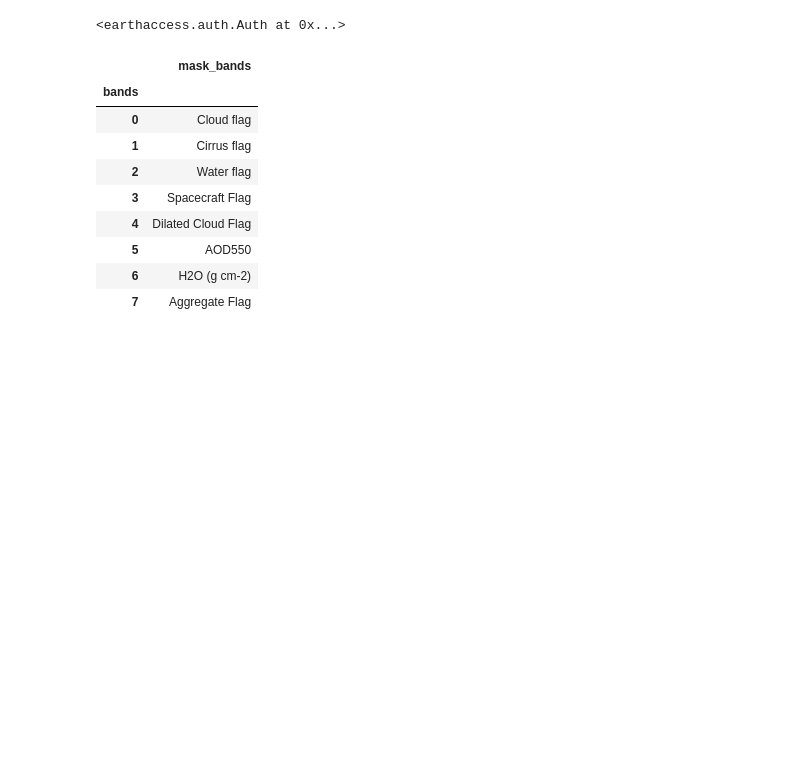
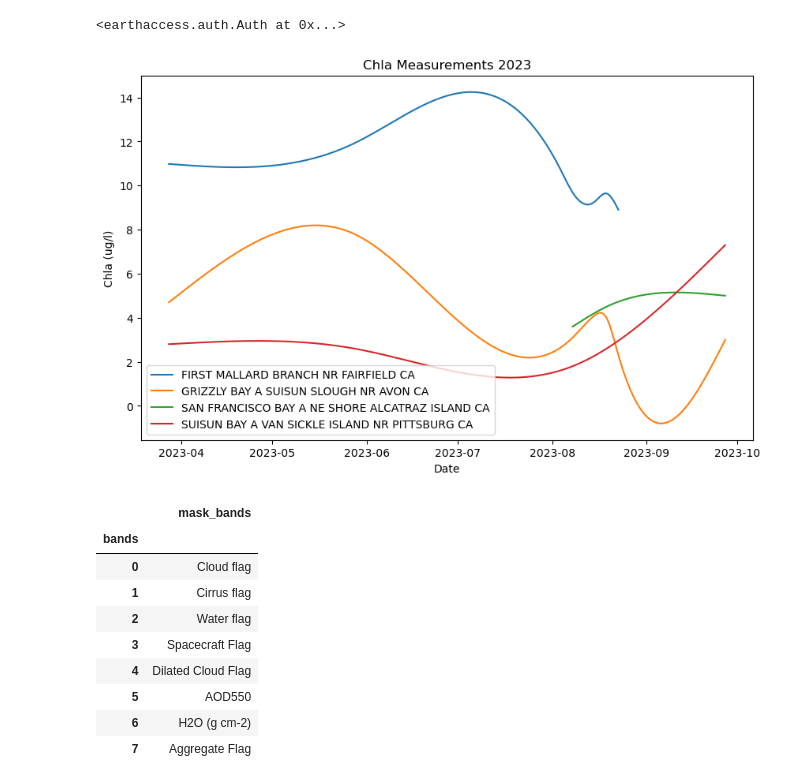
Before and after one commit to carlwgoodwin/usgs-retrieval, a Jupyter notebook: spectra_analysis.ipynb, the cells around one changed output. Cells and saved outputs as stored; diff of their text form; code cells hidden in the pictures; blank space fills up the shorter version.

```diff
--- a/spectra_analysis.ipynb
+++ b/spectra_analysis.ipynb
@@ -20 +52,38 @@ earthaccess.login(persist=True)
+# %%
+
+df['result_time'] = pd.to_datetime(df['result_time'], utc=True)
+
+# Group by station name and result time, and take the average if multiple results exist for the same timestamp
+df_grouped = df.groupby(['station_nm', 'result_time'], as_index=False).agg({'result': 'mean'})
+
+# Create a line plot for each station
+plt.figure(figsize=(10,6))
+for station in df_grouped['station_nm'].unique():
+    station_data = df_grouped[df_grouped['station_nm'] == station]
+
+    # Sort values to avoid errors in interpolation
+    station_data = station_data.sort_values(by='result_time')
+
+    # Create more data points using interpolation
+    x_new = np.linspace(station_data['result_time'].min().value, station_data['result_time'].max().value, 500)
+
+    # Interpolating the 'result' values using a cubic spline interpolation (handle time values in days)
+    time_in_days = (station_data['result_time'] - station_data['result_time'].min()).dt.total_seconds() / (60*60*24)  # Convert to days
+
+    spline = interpolate.CubicSpline(time_in_days, station_data['result'], bc_type='natural')  # Prevents sharp edges
+
+    # Generate new x values in days
+    x_new_days = np.linspace(time_in_days.min(), time_in_days.max(), 500)
+    y_new = spline(x_new_days)
+
+    # Plot the interpolated data
+    plt.plot(station_data['result_time'].min() + pd.to_timedelta(x_new_days, unit='d'), y_new, label=station)
+
+plt.xlabel('Date')
+plt.ylabel('Chla (ug/l)')
+plt.title('Chla Measurements 2023')
+plt.legend()
+plt.show()
+# %% [output]
+[figure, added]
 # %%
```
Also changed, not shown: parts of 8 cells of this notebook, 15 other files.
